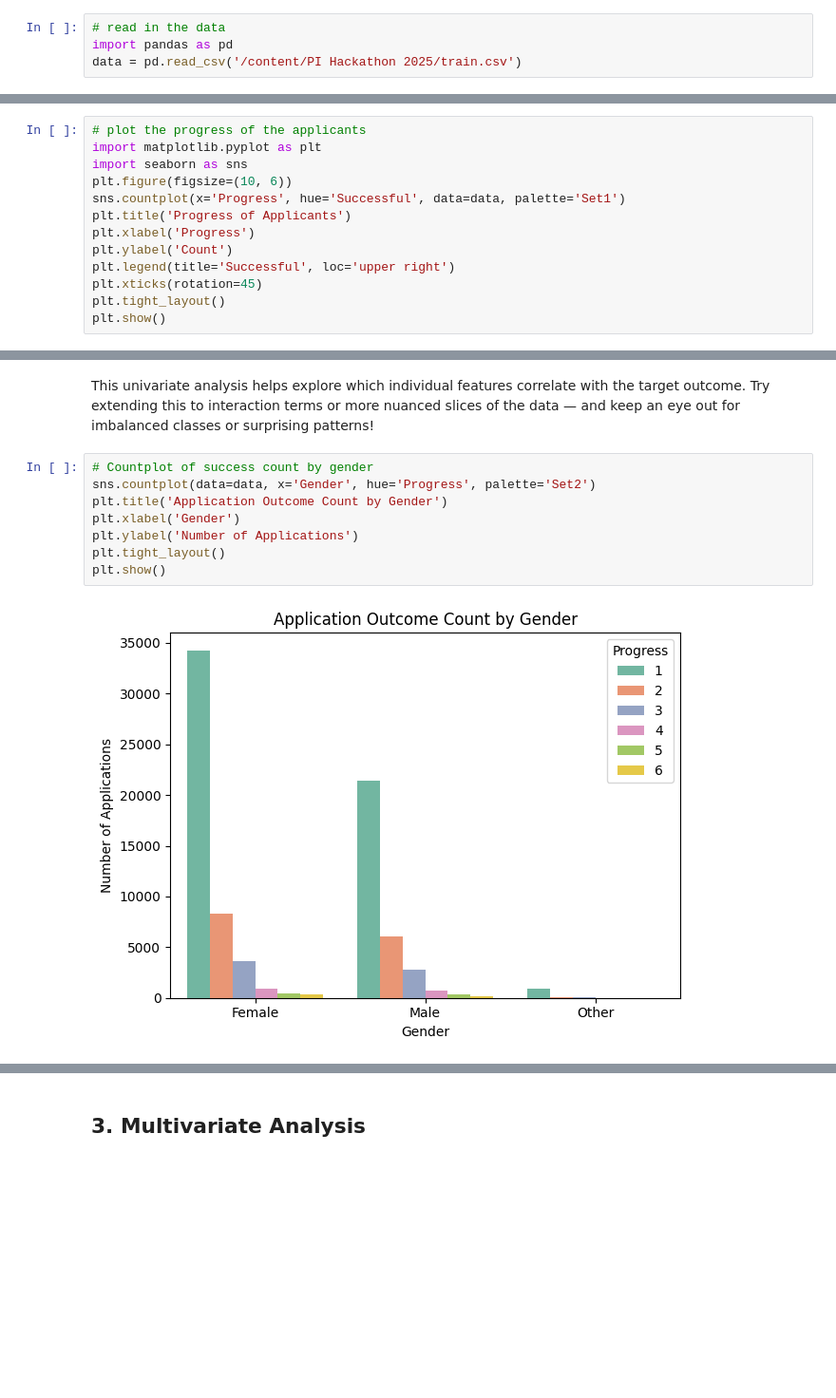
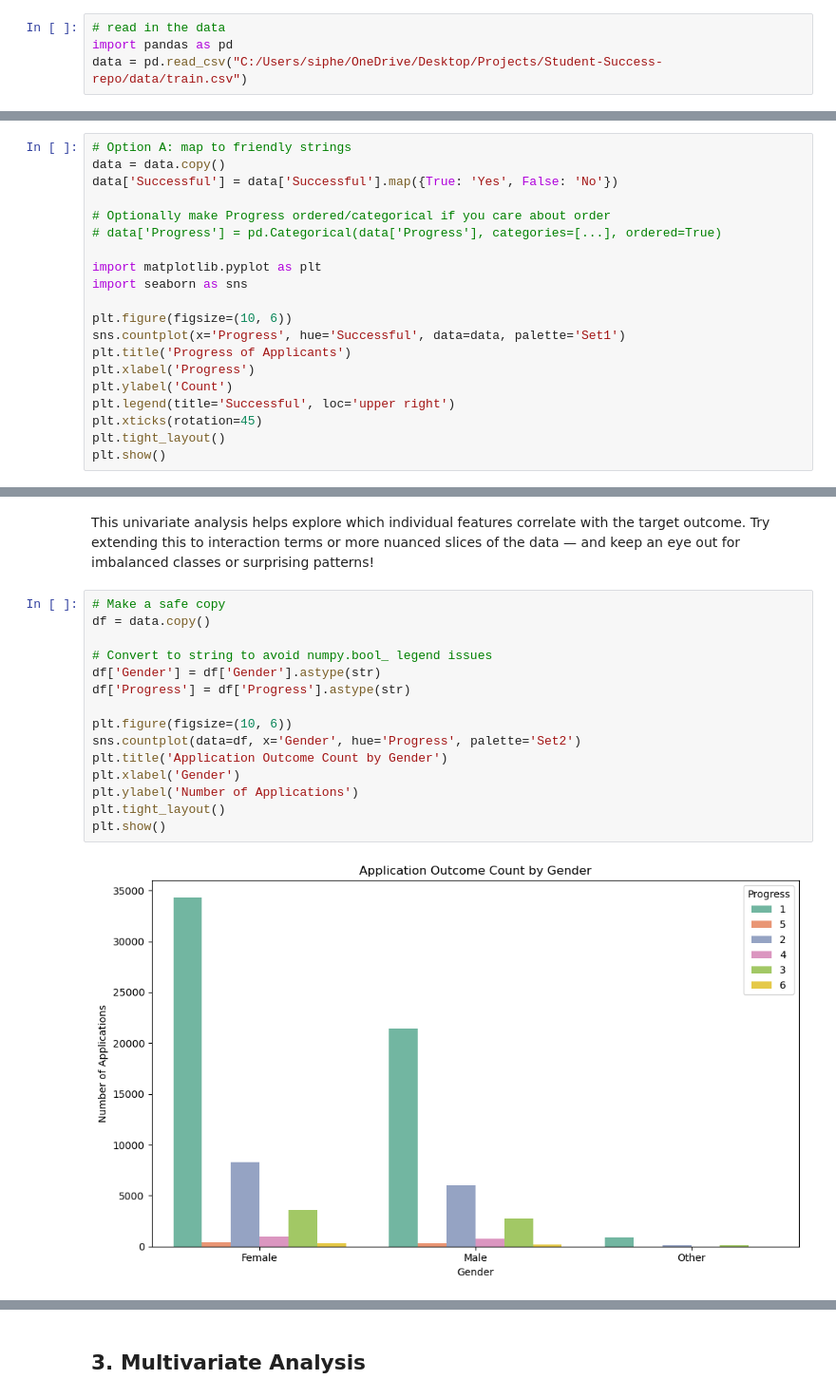
Before and after one commit to siphesihlegema/Student-Success-repo, a Jupyter notebook: notebooks/PI_Hackathon_2025_Starter_Notebook_Job_Application_Success.ipynb, the cells around one changed output, grey strips where cells are left out. Shown at 95% size. Drawn from its saved outputs; the diff is of its cells as text; blank space fills up the shorter version.

```diff
--- a/notebooks/PI_Hackathon_2025_Starter_Notebook_Job_Application_Success.ipynb
+++ b/notebooks/PI_Hackathon_2025_Starter_Notebook_Job_Application_Success.ipynb
@@ -58,7 +59,7 @@ Download completed
 # %%
 # read in the data
 import pandas as pd
-data = pd.read_csv('/content/PI Hackathon 2025/train.csv')
+data = pd.read_csv("C:/Users/siphe/OneDrive/Desktop/Projects/Student-Success-repo/data/train.csv")
 # %%
 # read in the test data - this is the data we will submit predictions for
 # we need to make whatever changes to this data that we made to the training data
@@ -93,9 +93,16 @@ dtype: int64
 # %% [markdown]
 Looks like the `Successful` variable is a highly imbalanced class. If we were to aim to apply binary classification with this variable as the target, we would have to think quite carefully about this.
 # %%
-# plot the progress of the applicants
+# Option A: map to friendly strings
+data = data.copy()
+data['Successful'] = data['Successful'].map({True: 'Yes', False: 'No'})
+
+# Optionally make Progress ordered/categorical if you care about order
+# data['Progress'] = pd.Categorical(data['Progress'], categories=[...], ordered=True)
+
 import matplotlib.pyplot as plt
 import seaborn as sns
+
 plt.figure(figsize=(10, 6))
 sns.countplot(x='Progress', hue='Successful', data=data, palette='Set1')
 plt.title('Progress of Applicants')
@@ -423,15 +420,22 @@ test['Qualification'] = (
 # %% [markdown]
 This univariate analysis helps explore which individual features correlate with the target outcome. Try extending this to interaction terms or more nuanced slices of the data — and keep an eye out for imbalanced classes or surprising patterns!
 # %%
-# Countplot of success count by gender
-sns.countplot(data=data, x='Gender', hue='Progress', palette='Set2')
+# Make a safe copy
+df = data.copy()
+
+# Convert to string to avoid numpy.bool_ legend issues
+df['Gender'] = df['Gender'].astype(str)
+df['Progress'] = df['Progress'].astype(str)
+
+plt.figure(figsize=(10, 6))
+sns.countplot(data=df, x='Gender', hue='Progress', palette='Set2')
 plt.title('Application Outcome Count by Gender')
 plt.xlabel('Gender')
 plt.ylabel('Number of Applications')
 plt.tight_layout()
 plt.show()
 # %% [output]
-[figure, old version]
+[figure, new version]
 # %%
 # Age distribution split by Target
 sns.kdeplot(data=data, x='Age', hue='Progress', fill=True, common_norm=False, palette='coolwarm', alpha=0.5)
```
Also changed, not shown: parts of 19 cells of this notebook, 3 other files.
